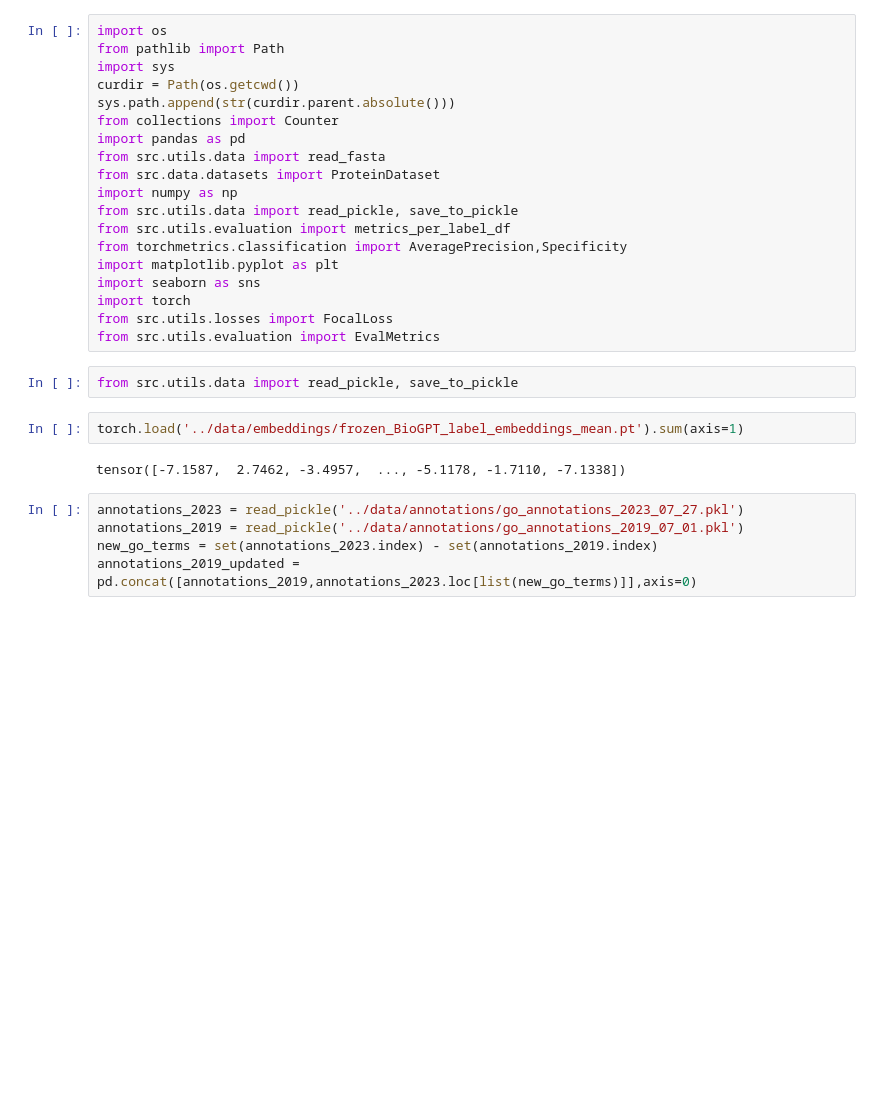
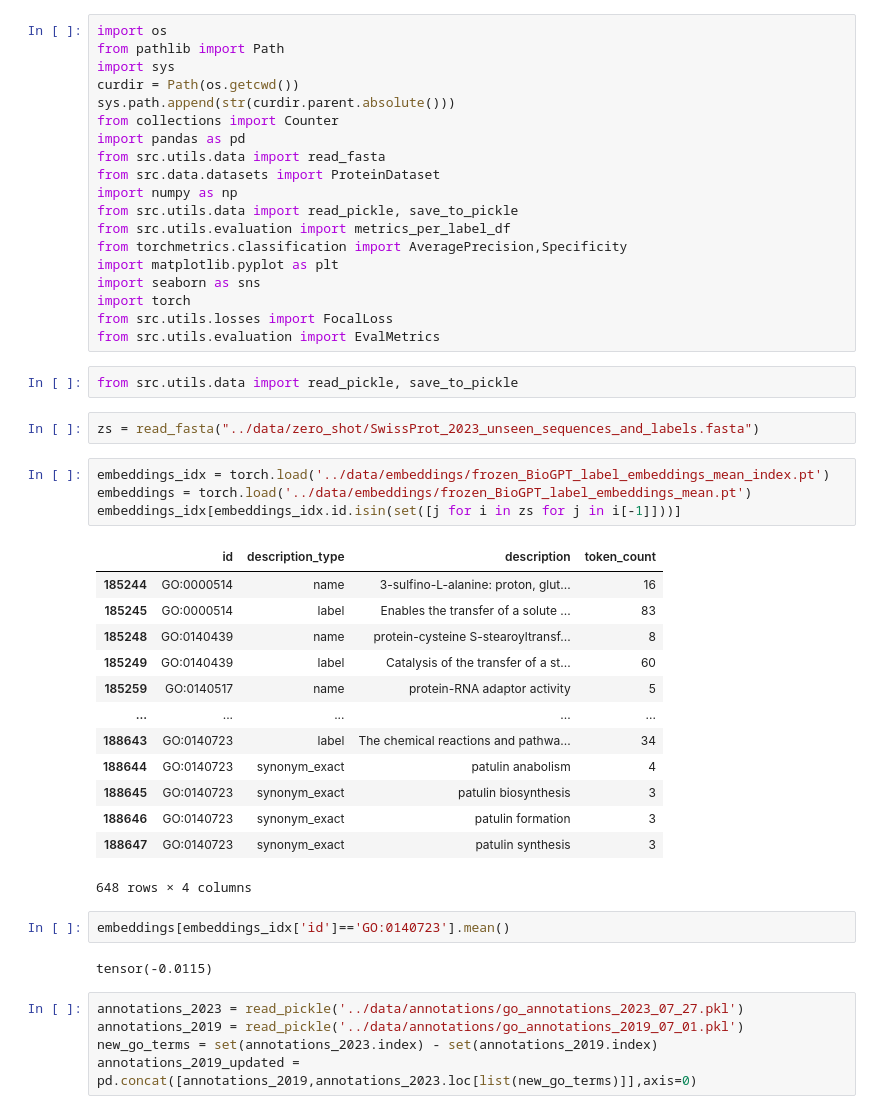
Before and after one commit to microsoft/protnote, a Jupyter notebook: notebooks/EDA.ipynb, the cells around one changed output. Drawn from its saved outputs; the diff is of its cells as text; blank space fills up the shorter version.

```diff
--- a/notebooks/EDA.ipynb
+++ b/notebooks/EDA.ipynb
@@ -19,10 +19,30 @@ from src.utils.losses import FocalLoss
 from src.utils.evaluation import EvalMetrics
 # %%
 from src.utils.data import read_pickle, save_to_pickle
-# %%
-torch.load('../data/embeddings/frozen_BioGPT_label_embeddings_mean.pt').sum(axis=1)
-# %% [output]
-tensor([-7.1587,  2.7462, -3.4957,  ..., -5.1178, -1.7110, -7.1338])
+# %%
+zs = read_fasta("../data/zero_shot/SwissProt_2023_unseen_sequences_and_labels.fasta")
+# %%
+embeddings_idx = torch.load('../data/embeddings/frozen_BioGPT_label_embeddings_mean_index.pt')
+embeddings = torch.load('../data/embeddings/frozen_BioGPT_label_embeddings_mean.pt')
+embeddings_idx[embeddings_idx.id.isin(set([j for i in zs for j in i[-1]]))]
+# %% [output]
+|  | id | description_type | description | token_count |
+| 185244 | GO:0000514 | name | 3-sulfino-L-alanine: proton, glut... | 16 |
+| 185245 | GO:0000514 | label | Enables the transfer of a solute ... | 83 |
+| 185248 | GO:0140439 | name | protein-cysteine S-stearoyltransf... | 8 |
+| 185249 | GO:0140439 | label | Catalysis of the transfer of a st... | 60 |
+| 185259 | GO:0140517 | name | protein-RNA adaptor activity | 5 |
+| ... | ... | ... | ... | ... |
+| 188643 | GO:0140723 | label | The chemical reactions and pathwa... | 34 |
+| 188644 | GO:0140723 | synonym_exact | patulin anabolism | 4 |
+| 188645 | GO:0140723 | synonym_exact | patulin biosynthesis | 3 |
+| 188646 | GO:0140723 | synonym_exact | patulin formation | 3 |
+| 188647 | GO:0140723 | synonym_exact | patulin synthesis | 3 |
+648 rows × 4 columns
+# %%
+embeddings[embeddings_idx['id']=='GO:0140723'].mean()
+# %% [output]
+tensor(-0.0115)
 # %%
 annotations_2023 = read_pickle('../data/annotations/go_annotations_2023_07_27.pkl')
 annotations_2019 = read_pickle('../data/annotations/go_annotations_2019_07_01.pkl')
```
Also changed, not shown: 9 other files.
